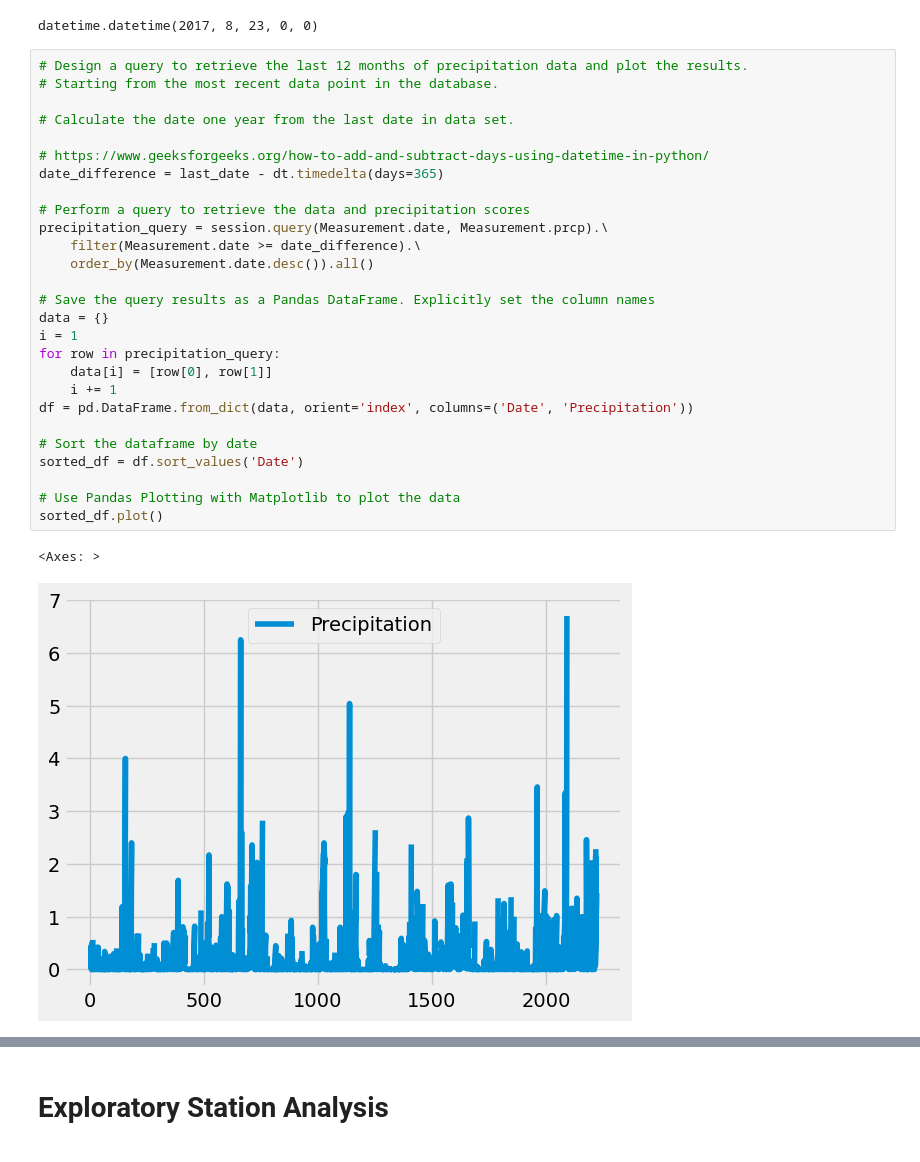
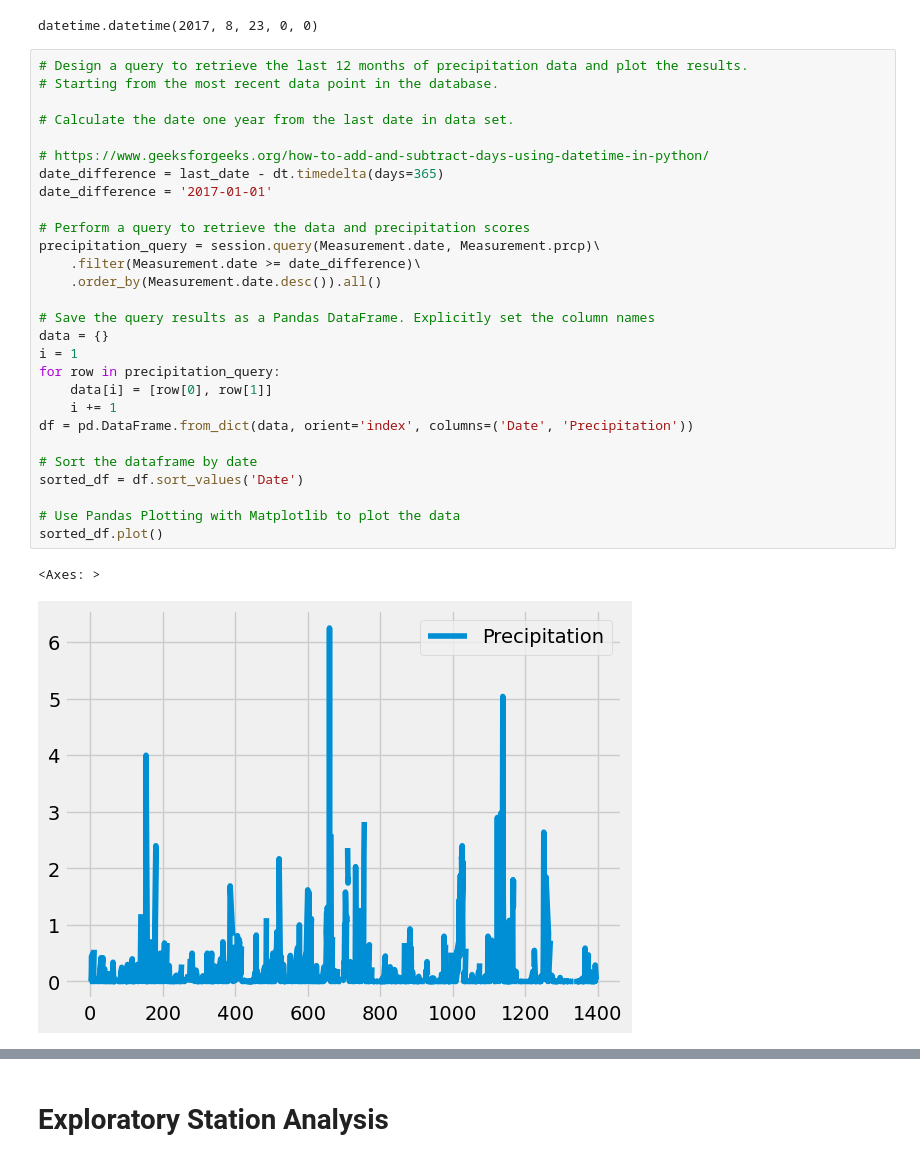
Before and after one commit to K01t0N/sqlalchemy-challenge, a Jupyter notebook: SurfsUp/climate_starter.ipynb, the cells around one changed output, grey strips where cells are left out. Saved outputs shown, nothing was run; the diff lists cells and outputs as text.

```diff
--- a/SurfsUp/climate_starter.ipynb
+++ b/SurfsUp/climate_starter.ipynb
@@ -65,33 +65,34 @@ datetime.datetime(2017, 8, 23, 0, 0)
 # %%
 # Design a query to retrieve the last 12 months of precipitation data and plot the results.
 # Starting from the most recent data point in the database.
 
 # Calculate the date one year from the last date in data set.
 
 # https://www.geeksforgeeks.org/how-to-add-and-subtract-days-using-datetime-in-python/
 date_difference = last_date - dt.timedelta(days=365)
+date_difference = '2017-01-01'
 
 # Perform a query to retrieve the data and precipitation scores
-precipitation_query = session.query(Measurement.date, Measurement.prcp).\
-    filter(Measurement.date >= date_difference).\
-    order_by(Measurement.date.desc()).all()
+precipitation_query = session.query(Measurement.date, Measurement.prcp)\
+    .filter(Measurement.date >= date_difference)\
+    .order_by(Measurement.date.desc()).all()
 
 # Save the query results as a Pandas DataFrame. Explicitly set the column names
 data = {}
 i = 1
 for row in precipitation_query:
     data[i] = [row[0], row[1]]
     i += 1
 df = pd.DataFrame.from_dict(data, orient='index', columns=('Date', 'Precipitation'))
 
 # Sort the dataframe by date
 sorted_df = df.sort_values('Date')
 
 # Use Pandas Plotting with Matplotlib to plot the data
 sorted_df.plot()
 # %% [output]
 <Axes: >
-[figure, old version]
+[figure, new version]
 # %%
 # Use Pandas to calculate the summary statistics for the precipitation data
 df['Precipitation'].describe()
```
Also changed, not shown: parts of 3 cells of this notebook, 1 other file.
